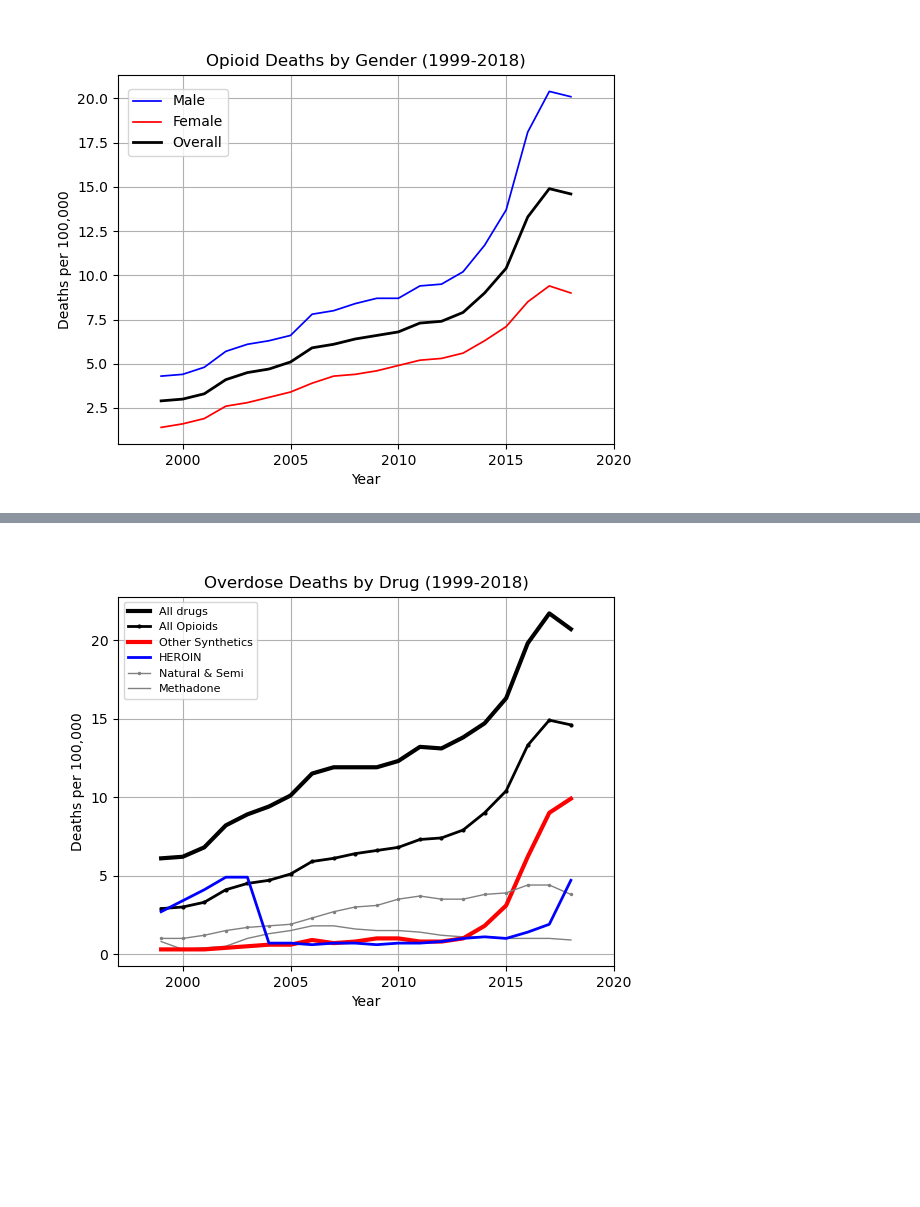
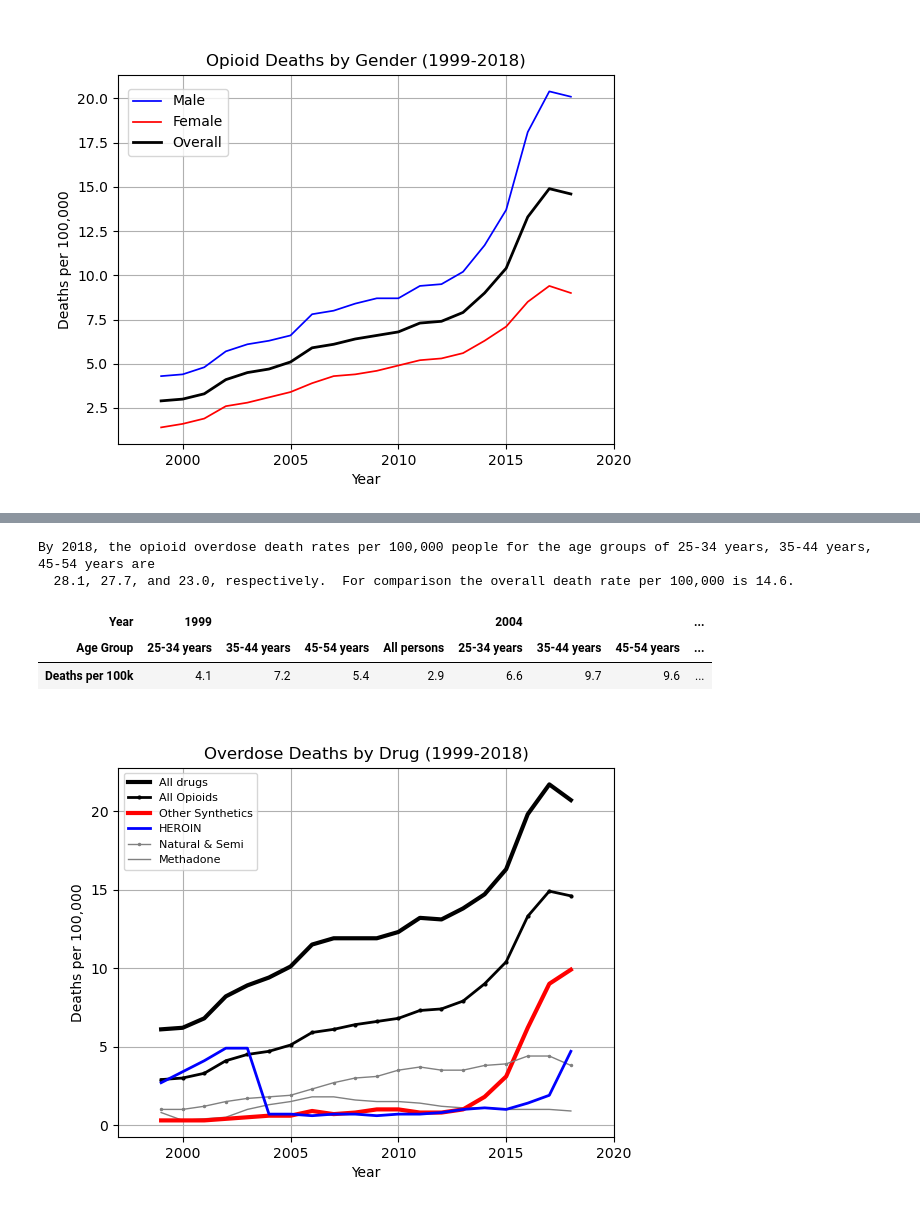
Before and after one commit to NefertitiM/Determinants-of-Opioid-Mortality, a Jupyter notebook: ProjectOne-AD.ipynb, the cells around one changed output, grey strips where cells are left out. Drawn from its saved outputs; the diff is of its cells as text; code cells hidden in the pictures; blank space fills up the shorter version.

```diff
--- a/ProjectOne-AD.ipynb
+++ b/ProjectOne-AD.ipynb
@@ -175,2 +178,54 @@ plt.show();
+# %%
+#Summarize Opioid Deaths by age group into data summary
+age_df = data_df.copy()
+
+#Set parameters to be included
+age_df = age_df[age_df["PANEL"] == "Drug overdose deaths involving any opioid"]
+age_df = age_df[age_df["STUB_NAME"] == "Age"]
+age_df = age_df[age_df["YEAR"].isin([1999,2004,2009,2014,2018])]
+age_df = pd.DataFrame(age_df[["YEAR","STUB_LABEL","ESTIMATE"]])
+age_df = age_df[age_df["STUB_LABEL"].isin(["25-34 years",
+                                           "35-44 years",
+                                           "45-54 years"])]
+temp_all_df = pd.DataFrame(all_df[["YEAR","STUB_LABEL","ESTIMATE"]])
+temp_all_df = temp_all_df[temp_all_df["YEAR"].isin([1999,2004,2009,2014,2018])]
+
+#concatenate the two DFs
+age_df = pd.concat([age_df,temp_all_df])
+
+#formatting
+age_df["YEAR"]= age_df["YEAR"].astype(str)
+age_df = age_df.rename(columns = {"YEAR":"Year",
+                                  "STUB_LABEL":"Age Group",
+                                  "ESTIMATE":"Deaths per 100k"})
+
+#Call values for 2018 death rates for ratio calculation
+age_all_2018 = all_df[all_df["YEAR"] == 2018]["ESTIMATE"].values[0]
+
+age25_34_2018 = age_df[age_df["Age Group"] == "25-34 years"]
+age25_34_2018 = age25_34_2018[age25_34_2018["Year"] == "2018"]["Deaths per 100k"].values[0]
+
+age35_44_2018 = age_df[age_df["Age Group"] == "35-44 years"]
+age35_44_2018 = age35_44_2018[age35_44_2018["Year"] == "2018"]["Deaths per 100k"].values[0]
+
+age45_54_2018 = age_df[age_df["Age Group"] == "45-54 years"]
+age45_54_2018 = age45_54_2018[age45_54_2018["Year"] == "2018"]["Deaths per 100k"].values[0]
+
+#formatting summary DF for presentation
+age_df = age_df.groupby(["Year","Age Group"])["Deaths per 100k"].sum()
+age_df = pd.DataFrame(age_df)
+age_df = age_df.transpose()
+
+#Output to 2018 rates and summary DF to screen
+print(f"By 2018, the opioid overdose death rates per 100,000 people for the age groups of 25-34 years, 35-44 years, 45-54 years are")
+print(f"  {age25_34_2018}, {age35_44_2018}, and {age45_54_2018}, respectively.  For comparison the overall death rate per 100,000 is {age_all_2018}.")
+print("")
+age_df
+# %% [output]
+By 2018, the opioid overdose death rates per 100,000 people for the age groups of 25-34 years, 35-44 years, 45-54 years are
+  28.1, 27.7, and 23.0, respectively.  For comparison the overall death rate per 100,000 is 14.6.
+| Year | 1999 |  |  |  | 2004 |  |  | ... |
+| Age Group | 25-34 years | 35-44 years | 45-54 years | All persons | 25-34 years | 35-44 years | 45-54 years | ... |
+| Deaths per 100k | 4.1 | 7.2 | 5.4 | 2.9 | 6.6 | 9.7 | 9.6 | ... |
 # %%
 ##Deaths by methadone, other synthetics, all opioids
```
Also changed, not shown: parts of 5 cells of this notebook, 1 other file.
